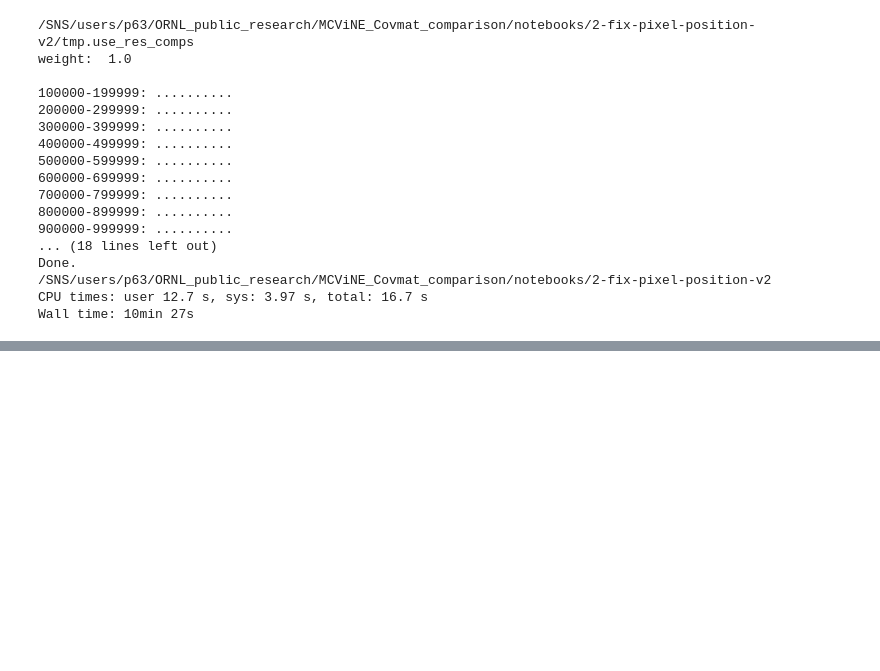
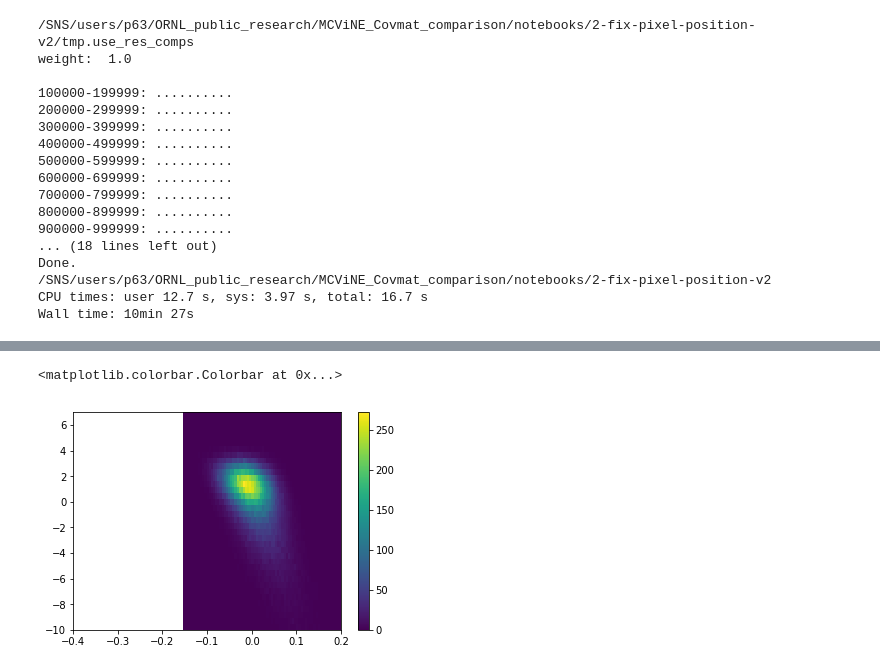
Before and after one commit to pnave95/ORNL_public_research, a Jupyter notebook: MCViNE_Covmat_comparison/notebooks/2-fix-pixel-position-v2.ipynb, the cells around one changed output, grey strips where cells are left out. Drawn from its saved outputs; the diff is of its cells as text; code cells hidden in the pictures; blank space fills up the shorter version.

```diff
--- a/MCViNE_Covmat_comparison/notebooks/2-fix-pixel-position-v2.ipynb
+++ b/MCViNE_Covmat_comparison/notebooks/2-fix-pixel-position-v2.ipynb
@@ -229,0 +245,18 @@ Wall time: 10min 27s
+# %%
+res = hh.load('tmp.use_res_comps/res.h5')
+# %%
+q = res.x
+E = res.E
+dE = E[1]-E[0]
+dq = q[1]-q[0]
+Eg, qg = np.mgrid[slice(E[0], E[-1]+dE/2, E[1]-E[0]), slice(q[0], q[-1]+dq/2, q[1]-q[0])]
+
+# plt.figure(figsize=(4,6))
+plt.pcolormesh(qg, Eg, res.I.T, cmap='viridis')
+# plt.clim(0, 0.001)
+plt.xlim(-0.4,0.2)
+plt.ylim(-10,7)
+plt.colorbar()
+# %% [output]
+<matplotlib.colorbar.Colorbar at 0x...>
+[figure, added]
```
Also changed, not shown: parts of 3 cells of this notebook, 46 other files.
